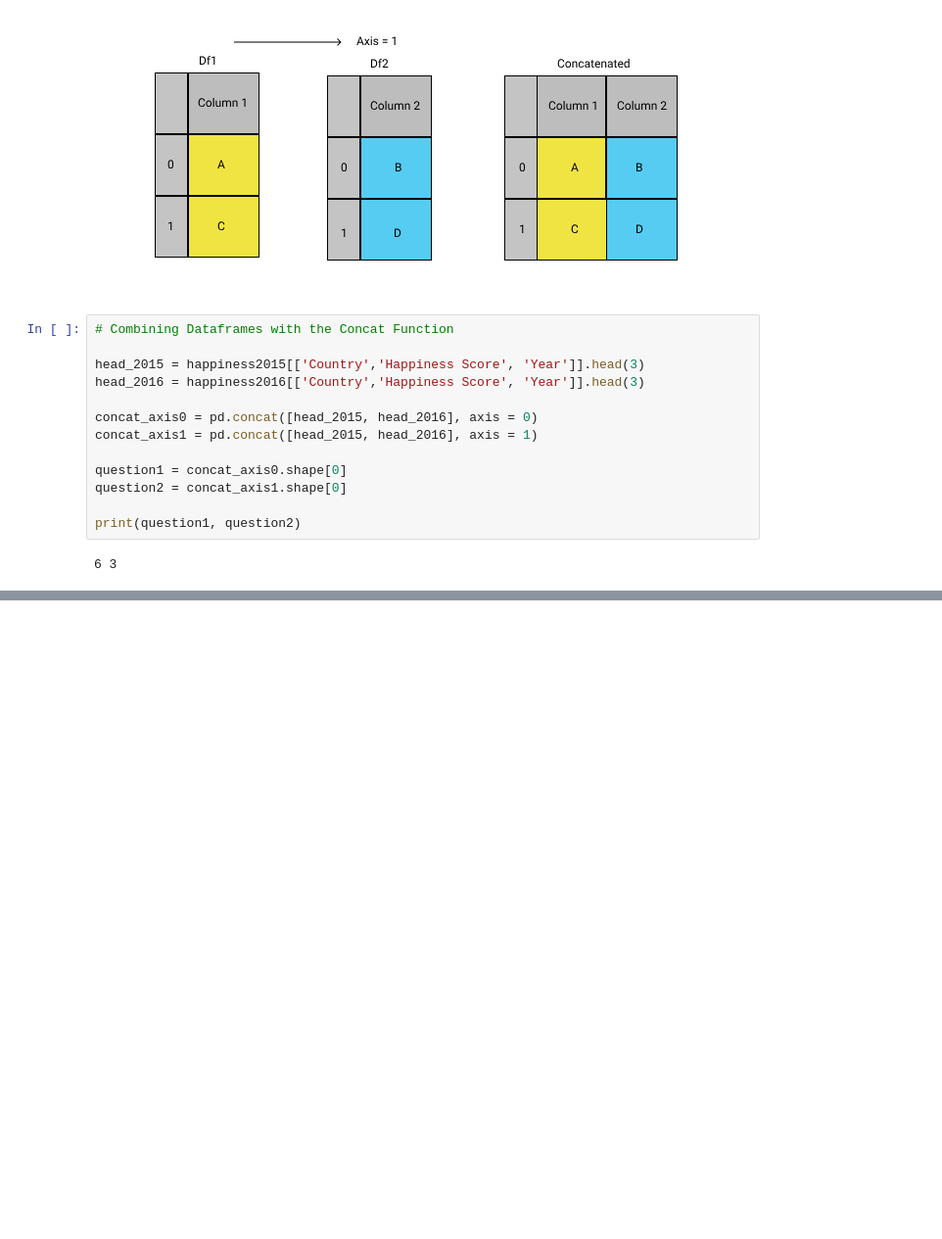
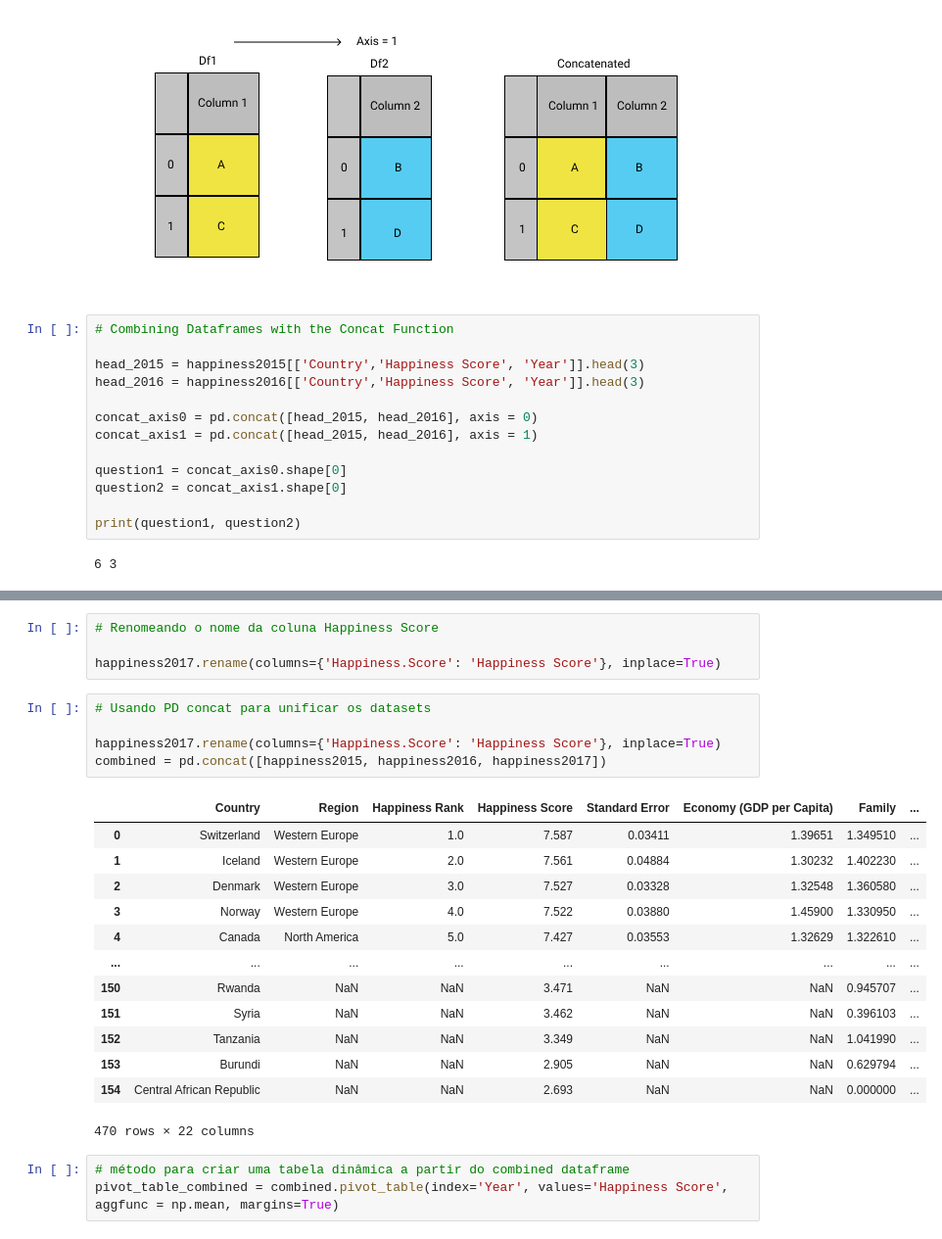
Before and after one commit to dev-alissonalves/data-scientist-dataquest, a Jupyter notebook: part03 - data_cleaning/1-data_cleaning_and_analysis_in_python/notebooks/01-combining_data_using_pandas.ipynb, the cells around one changed output, grey strips where cells are left out. Shown: that part at 98% size. Drawn from its saved outputs; the diff is of its cells as text; blank space fills up the shorter version.

```diff
--- a/part03 - data_cleaning/1-data_cleaning_and_analysis_in_python/notebooks/01-combining_data_using_pandas.ipynb
+++ b/part03 - data_cleaning/1-data_cleaning_and_analysis_in_python/notebooks/01-combining_data_using_pandas.ipynb
@@ -115,4 +251,30 @@ means.plot(kind='barh', title='Mean Happiness Scores by Region', xlim=(0,10))
 # %% [output]
 <Axes: title={'center': 'Mean Happiness Scores by Region'}, ylabel='Region'>
 [figure]
+# %%
+# Renomeando o nome da coluna Happiness Score
+
+happiness2017.rename(columns={'Happiness.Score': 'Happiness Score'}, inplace=True)
+# %%
+# Usando PD concat para unificar os datasets
+
+happiness2017.rename(columns={'Happiness.Score': 'Happiness Score'}, inplace=True)
+combined = pd.concat([happiness2015, happiness2016, happiness2017])
+# %% [output]
+|  | Country | Region | Happiness Rank | Happiness Score | Standard Error | Economy (GDP per Capita) | Family | ... |
+| 0 | Switzerland | Western Europe | 1.0 | 7.587 | 0.03411 | 1.39651 | 1.349510 | ... |
+| 1 | Iceland | Western Europe | 2.0 | 7.561 | 0.04884 | 1.30232 | 1.402230 | ... |
+| 2 | Denmark | Western Europe | 3.0 | 7.527 | 0.03328 | 1.32548 | 1.360580 | ... |
+| 3 | Norway | Western Europe | 4.0 | 7.522 | 0.03880 | 1.45900 | 1.330950 | ... |
+| 4 | Canada | North America | 5.0 | 7.427 | 0.03553 | 1.32629 | 1.322610 | ... |
+| ... | ... | ... | ... | ... | ... | ... | ... | ... |
+| 150 | Rwanda | NaN | NaN | 3.471 | NaN | NaN | 0.945707 | ... |
+| 151 | Syria | NaN | NaN | 3.462 | NaN | NaN | 0.396103 | ... |
+| 152 | Tanzania | NaN | NaN | 3.349 | NaN | NaN | 1.041990 | ... |
+| 153 | Burundi | NaN | NaN | 2.905 | NaN | NaN | 0.629794 | ... |
+| 154 | Central African Republic | NaN | NaN | 2.693 | NaN | NaN | 0.000000 | ... |
+470 rows × 22 columns
+# %%
+# método para criar uma tabela dinâmica a partir do combined dataframe
+pivot_table_combined = combined.pivot_table(index='Year', values='Happiness Score', aggfunc = np.mean, margins=True)
 # %%
```
Also changed, not shown: parts of 15 cells of this notebook, 3 other files.
